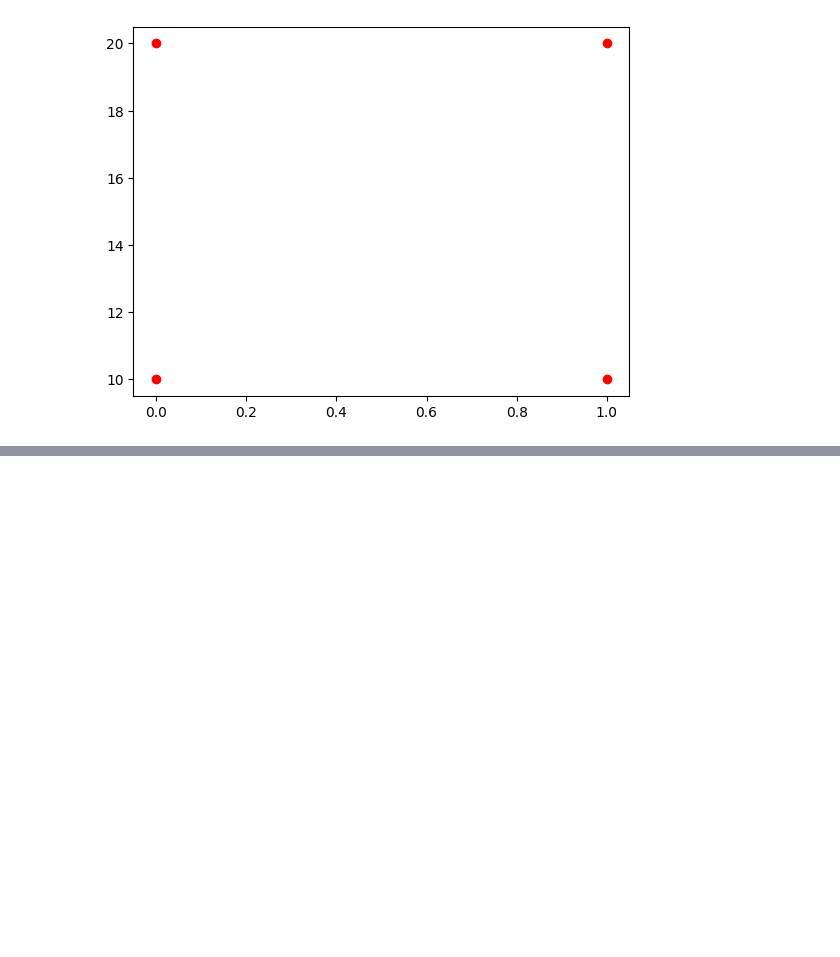
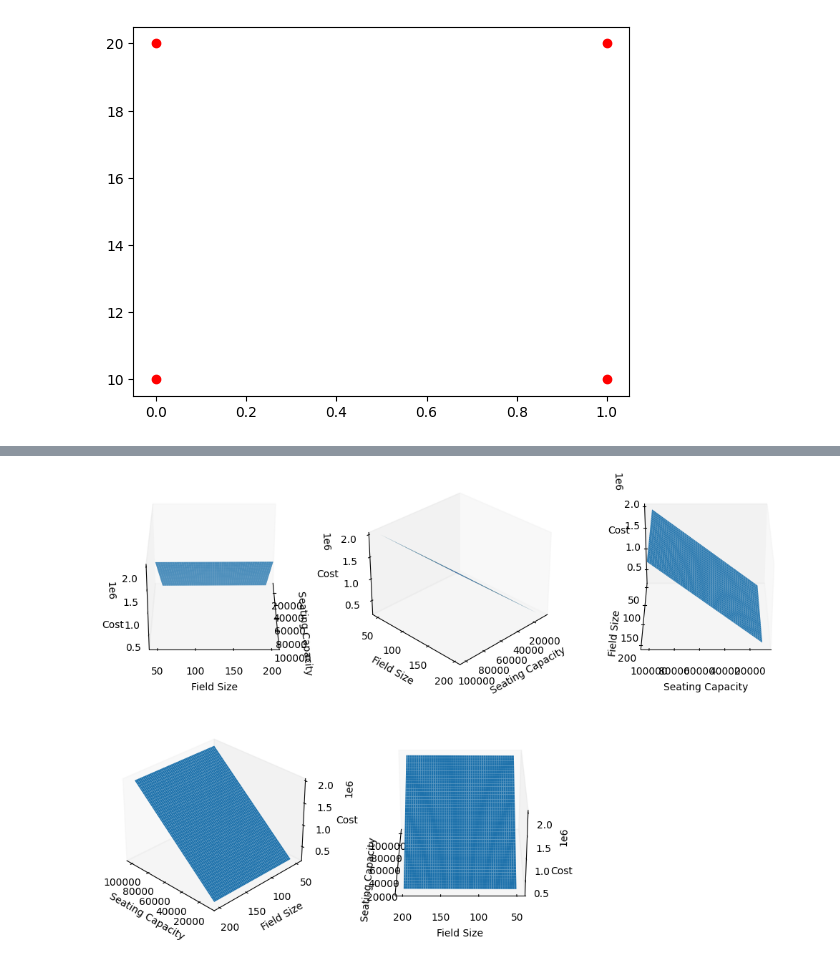
Before and after one commit to MATBckh22/MATB-STUDIOS, a Jupyter notebook: NumPy and matplotlib.ipynb, the cells around one changed output, grey strips where cells are left out. Drawn from its saved outputs; the diff is of its cells as text; code cells hidden in the pictures; blank space fills up the shorter version.

```diff
--- a/NumPy and matplotlib.ipynb
+++ b/NumPy and matplotlib.ipynb
@@ -186,0 +207,20 @@ For
+# %%
+seating_capacity = np.arange(10000, 100000)
+field_size = np.arange(50, 200)
+
+seating_capacity, field_size = np.meshgrid(seating_capacity, field_size)
+cost = 20 * seating_capacity + 50 * field_size + 30
+
+fig, axes = plt.subplots(2, 3, subplot_kw={'projection':'3d'}, figsize=(11, 8))
+angles = [0, 45, 90, 135, 180]
+for ax, angle in zip(axes.flat, angles):
+    ax.plot_surface(seating_capacity, field_size, cost)
+    ax.set_xlabel("Seating Capacity")
+    ax.set_ylabel("Field Size")
+    ax.set_zlabel("Cost")
+    ax.azim = angle
+    axes.flat[-1].axis('off')
+    ax.grid(False)
+    fig.tight_layout(pad = 5.0)
+# %% [output]
+[figure, added]
```
Also changed, not shown: parts of 3 cells of this notebook.
